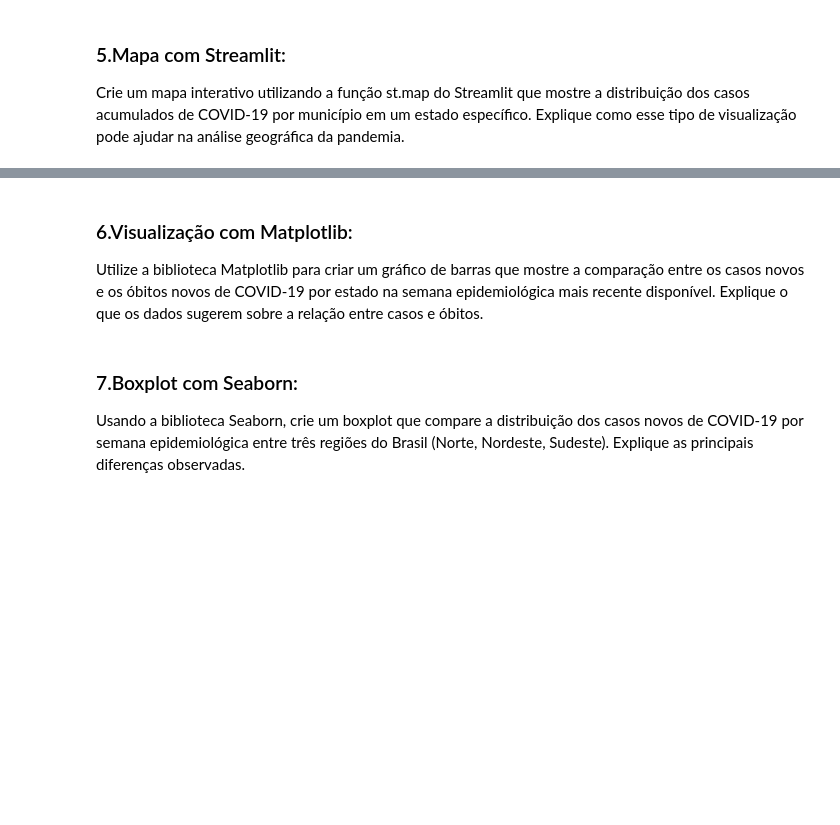
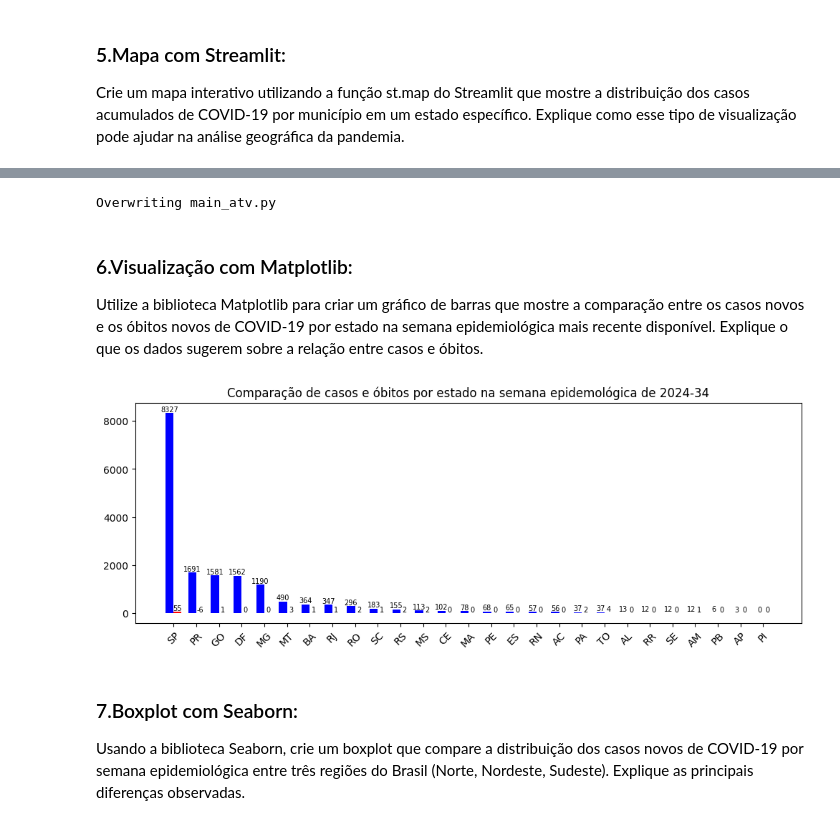
Before and after one commit to rodrigo1992-cmyk/STR_TP2, a Jupyter notebook: main.ipynb, the cells around one changed output, grey strips where cells are left out. Cells and saved outputs as stored; diff of their text form; code cells hidden in the pictures; blank space fills up the shorter version.

```diff
--- a/main.ipynb
+++ b/main.ipynb
@@ -199,6 +157,72 @@ GeocoderInsufficientPrivileges: Non-successful status code 403
+# %%
+df_plot = pd.read_csv('Dados\df_rj_lat_long.csv')
+df_plot = df_plot[df_plot['municipio'].notnull()]
+df_plot = df_plot.dropna(subset=['latitude', 'longitude'])
+
+#Reduzi o tamanho dos pontos para que não fiquem muito grandes
+df_plot['size'] = (df_plot['casosAcumulado'] /  max(df_plot['casosAcumulado'])) * 10000
+
+
+st.write("### Total de Casos por COVID-19")
+st.write("Plotar dados georeferenciados pode auxiliar a observar aglutinações por proximidade.")
+st.map(df_plot, latitude = 'latitude', longitude = 'longitude', size = 'size')
+# %% [output]
+Overwriting main_atv.py
 # %% [markdown]
 ### 6.Visualização com Matplotlib:
 Utilize a biblioteca Matplotlib para criar um gráfico de barras que mostre a comparação entre os casos novos e os óbitos novos de COVID-19 por estado na semana epidemiológica mais recente disponível. Explique o que os dados sugerem sobre a relação entre casos e óbitos.
+# %%
+df_plot = pd.read_csv('dados/covid.csv')
+#Total de cada estado
+df_plot = df_plot[(df_plot['municipio'].isnull()) & (df_plot['estado'].notnull())]
+
+#Selecionando a semana mais recente
+semana = max(df_plot['semanaAno'])
+df_plot = df_plot[df_plot['semanaAno'] == semana]
+
+#Somar os casos da semana mais recente
+df_plot = df_plot[['estado', 'semanaAno','casosNovos','obitosNovos']].groupby(['estado', 'semanaAno']).sum().reset_index()
+df_plot = df_plot.sort_values('casosNovos', ascending=False)
+
+st.write('Apesar de SP possuir o maior número de casos e de óbitos, não observei uma relação proporcional para os demais estados. Também é possível que os obitos observados sejam referentes aos casos de semanas anteriores.')
+
+#Plotando o gráfico
+plt.figure(figsize=(12, 4))
+plt.title(f'Comparação de casos e óbitos por estado na semana epidemológica de {semana}')
+
+# Posicionando as barras
+x = range(len(df_plot['estado']))
+largura = 0.35
+barra_casos = plt.bar(x, df_plot['casosNovos'], width=largura, label='Casos Novos', color='blue')
+barra_obitos = plt.bar([i + largura for i in x], df_plot['obitosNovos'], width=largura, label='Óbitos Novos', color='red')
+
+# Adicionando rótulos de dados
+for barra in barra_casos:
+    altura = barra.get_height()
+    plt.text(
+        x = barra.get_x() + barra.get_width()/2,
+        y = altura,
+        s = altura,
+        fontsize=7,
+        ha='center', va='bottom'
+        )
+
+for barra in barra_obitos:
+    altura = barra.get_height()
+    plt.text(
+        x = barra.get_x() + barra.get_width()/2,
+        y = altura,
+        s = altura,
+        fontsize=7,
+        ha='center', va='bottom'
+        )
+
+# Ajustando os rótulos do eixo X
+plt.xticks([i + largura / 2 for i in x], df_plot['estado'], rotation=45)
+
+plt.show()
+# %% [output]
+[figure, added]
 # %% [markdown]
 ### 7.Boxplot com Seaborn:
 Usando a biblioteca Seaborn, crie um boxplot que compare a distribuição dos casos novos de COVID-19 por semana epidemiológica entre três regiões do Brasil (Norte, Nordeste, Sudeste). Explique as principais diferenças observadas.
```
Also changed, not shown: parts of 20 cells of this notebook, 5 other files.
